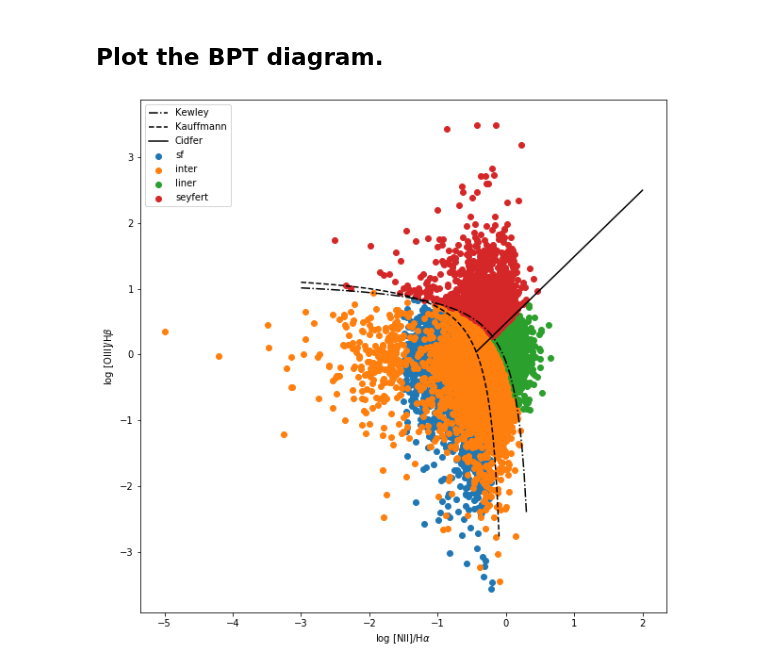
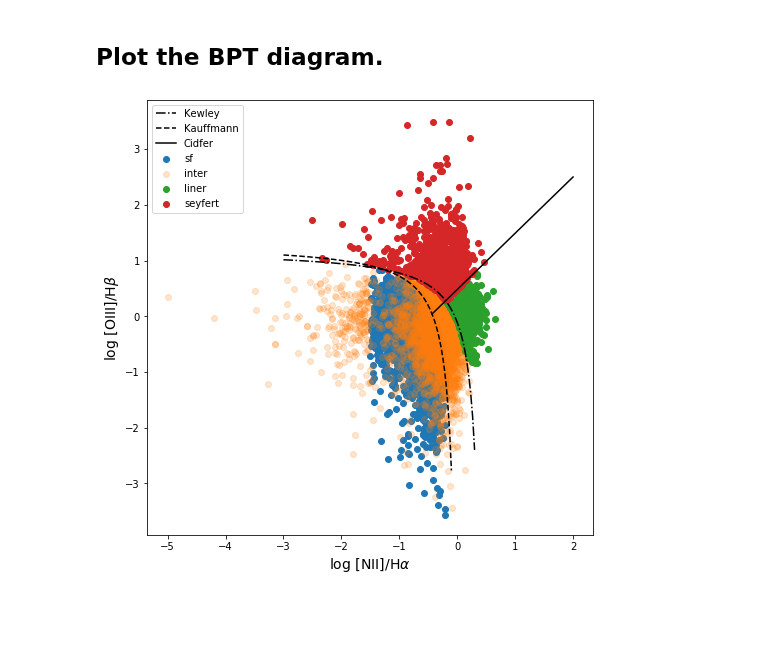
Before and after one commit to tonywong94/edge_pydb, a Jupyter notebook: demo_notebk/Mass-metallicity.ipynb, the cells around one changed output. Drawn from its saved outputs; the diff is of its cells as text; code cells hidden in the pictures; blank space fills up the shorter version.

```diff
--- a/demo_notebk/Mass-metallicity.ipynb
+++ b/demo_notebk/Mass-metallicity.ipynb
@@ -168,17 +176,17 @@ cidfer10 = lambda nii: 0.48 + 1.01*nii
 xval = np.log10(N2F/HaF)
 yval = np.log10(O3F/HbF)
 # %%
-plt.figure(figsize=(10,10))
+plt.figure(figsize=(8,8))
 plt.scatter(xval[BPT==-1], yval[BPT==-1], label="sf")
-plt.scatter(xval[BPT==0], yval[BPT==0], label="inter")
+plt.scatter(xval[BPT==0], yval[BPT==0], label="inter", alpha=0.2)
 plt.scatter(xval[BPT==1], yval[BPT==1], label="liner")
 plt.scatter(xval[BPT==2], yval[BPT==2], label="seyfert")
 plt.plot(x1, kewley01(x1), 'k-.', label="Kewley")
 plt.plot(x2, kauffm03(x2), 'k--', label="Kauffmann")
 plt.plot(x3, cidfer10(x3), 'k-', label="Cidfer")
-plt.xlabel(r'log [NII]/H$\alpha$')
-plt.ylabel(r'log [OIII]/H$\beta$')
+plt.xlabel(r'log [NII]/H$\alpha$',fontsize=14)
+plt.ylabel(r'log [OIII]/H$\beta$',fontsize=14)
 plt.legend()
 plt.show()
 # %% [output]
-[figure, old version]
+[figure, new version]
```
Also changed, not shown: parts of 6 cells of this notebook.
